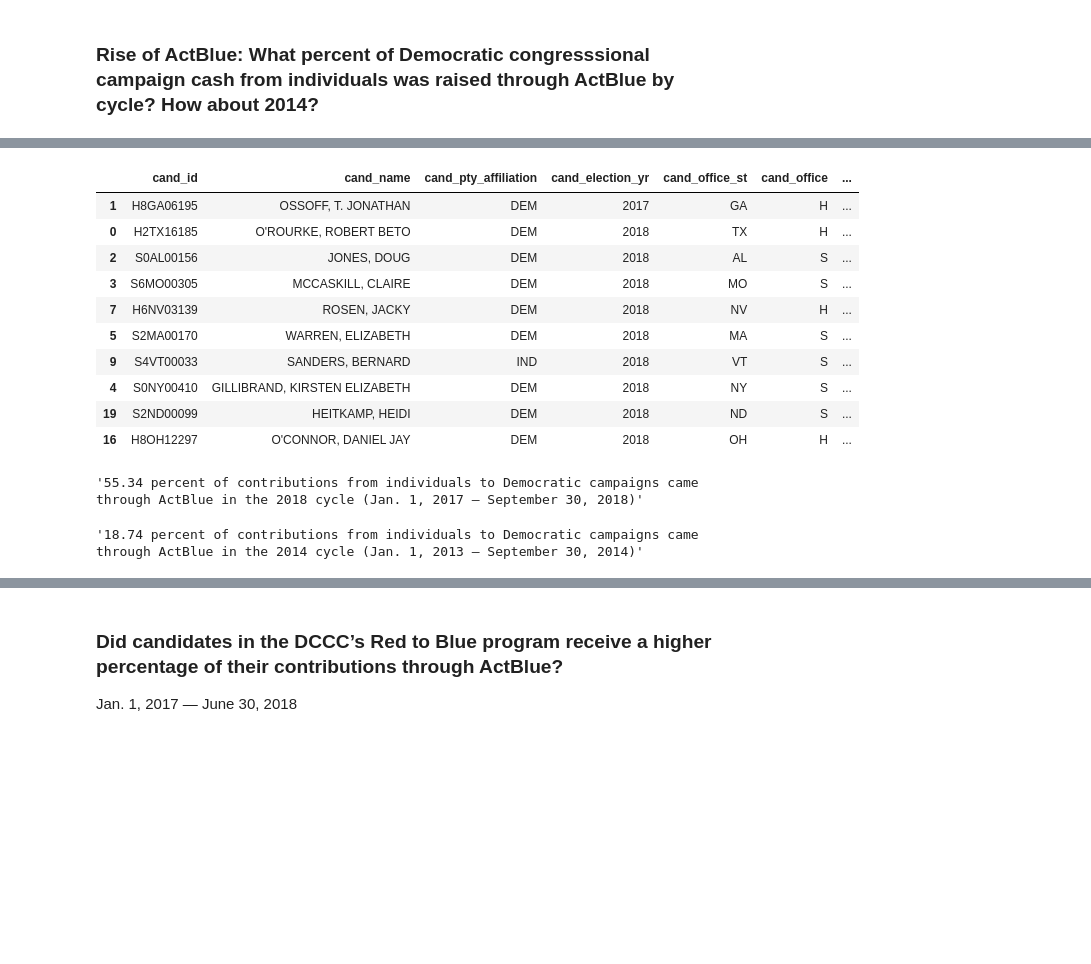
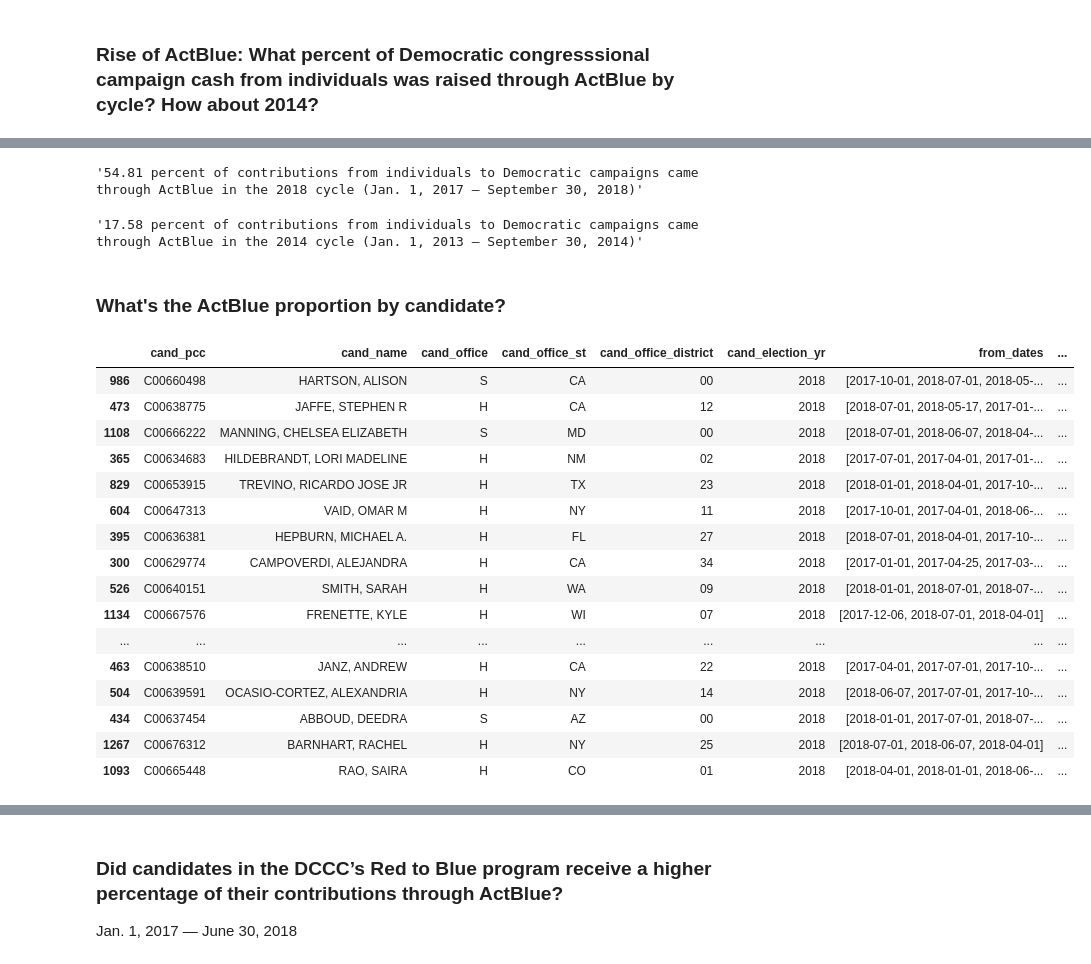
Before and after one commit to PublicI/actblue-analysis, a Jupyter notebook: analysis.ipynb, the cells around one changed output, grey strips where cells are left out. Saved outputs shown, nothing was run; the diff lists cells and outputs as text; code cells hidden in the pictures; blank space fills up the shorter version.

```diff
--- a/analysis.ipynb
+++ b/analysis.ipynb
@@ -755,6 +755,7 @@ def calc_actblue_proportion_amount(cycle):
                                                  FROM coverage_through_date) >= %(year_before)s
            AND coverage_through_date <= '%(cycle)s-09-30'::date
            AND actblue_contribs.cand_pcc = candidate_totals.cand_pcc
+           AND (beneficiary_committee_fec_id IS NULL OR beneficiary_committee_fec_id = actblue_contribs.cand_pcc)
            AND coverage_from_date <= contribution_date
            AND coverage_through_date >= contribution_date
            GROUP BY candidate_totals.cand_pcc,
@@ -871,14 +773,0 @@ actblue_cand_totals[actblue_cand_totals['sum'] > 1000000].sort_values(by='percen
-# %%
-actblue_cand_totals.sort_values(by='out_of_state',ascending=False).head(10)
-# %% [output]
-|  | cand_id | cand_name | cand_pty_affiliation | cand_election_yr | cand_office_st | cand_office | ... |
-| 1 | H8GA06195 | OSSOFF, T. JONATHAN | DEM | 2017 | GA | H | ... |
-| 0 | H2TX16185 | O'ROURKE, ROBERT BETO | DEM | 2018 | TX | H | ... |
-| 2 | S0AL00156 | JONES, DOUG | DEM | 2018 | AL | S | ... |
-| 3 | S6MO00305 | MCCASKILL, CLAIRE | DEM | 2018 | MO | S | ... |
-| 7 | H6NV03139 | ROSEN, JACKY | DEM | 2018 | NV | H | ... |
-| 5 | S2MA00170 | WARREN, ELIZABETH | DEM | 2018 | MA | S | ... |
-| 9 | S4VT00033 | SANDERS, BERNARD | IND | 2018 | VT | S | ... |
-| 4 | S0NY00410 | GILLIBRAND, KIRSTEN ELIZABETH | DEM | 2018 | NY | S | ... |
-| 19 | S2ND00099 | HEITKAMP, HEIDI | DEM | 2018 | ND | S | ... |
-| 16 | H8OH12297 | O'CONNOR, DANIEL JAY | DEM | 2018 | OH | H | ... |
@@ -887,10 +774,32 @@ actblue_cand_totals.to_csv('data/actblue_cand_totals.csv')
 # %%
 str(round(actblue_proportion_amount['actblue_total'].sum()/actblue_proportion_amount['committee_total'].sum()*100,2)) + " percent of contributions from individuals to Democratic campaigns came through ActBlue in the 2018 cycle (Jan. 1, 2017 — September 30, 2018)"
 # %% [output]
-'55.34 percent of contributions from individuals to Democratic campaigns came through ActBlue in the 2018 cycle (Jan. 1, 2017 — September 30, 2018)'
+'54.81 percent of contributions from individuals to Democratic campaigns came through ActBlue in the 2018 cycle (Jan. 1, 2017 — September 30, 2018)'
 # %%
 actblue_proportion_amount_14 = calc_actblue_proportion_amount(2014)
 
 str(round(actblue_proportion_amount_14['actblue_total'].sum()/actblue_proportion_amount_14['committee_total'].sum()*100,2)) + " percent of contributions from individuals to Democratic campaigns came through ActBlue in the 2014 cycle (Jan. 1, 2013 — September 30, 2014)"
 # %% [output]
-'18.74 percent of contributions from individuals to Democratic campaigns came through ActBlue in the 2014 cycle (Jan. 1, 2013 — September 30, 2014)'
+'17.58 percent of contributions from individuals to Democratic campaigns came through ActBlue in the 2014 cycle (Jan. 1, 2013 — September 30, 2014)'
+# %% [markdown]
+### What's the ActBlue proportion by candidate?
+# %%
+actblue_proportion_amount[(~actblue_proportion_amount['percent'].isna()) & (actblue_proportion_amount['committee_total'] > 30000)].sort_values(by=['percent'],ascending=False).head(40)
+# %% [output]
+|  | cand_pcc | cand_name | cand_office | cand_office_st | cand_office_district | cand_election_yr | from_dates | ... |
+| 986 | C00660498 | HARTSON, ALISON | S | CA | 00 | 2018 | [2017-10-01, 2018-07-01, 2018-05-... | ... |
+| 473 | C00638775 | JAFFE, STEPHEN R | H | CA | 12 | 2018 | [2018-07-01, 2018-05-17, 2017-01-... | ... |
+| 1108 | C00666222 | MANNING, CHELSEA ELIZABETH | S | MD | 00 | 2018 | [2018-07-01, 2018-06-07, 2018-04-... | ... |
+| 365 | C00634683 | HILDEBRANDT, LORI MADELINE | H | NM | 02 | 2018 | [2017-07-01, 2017-04-01, 2017-01-... | ... |
+| 829 | C00653915 | TREVINO, RICARDO JOSE JR | H | TX | 23 | 2018 | [2018-01-01, 2018-04-01, 2017-10-... | ... |
+| 604 | C00647313 | VAID, OMAR M | H | NY | 11 | 2018 | [2017-10-01, 2017-04-01, 2018-06-... | ... |
+| 395 | C00636381 | HEPBURN, MICHAEL A. | H | FL | 27 | 2018 | [2018-07-01, 2018-04-01, 2017-10-... | ... |
+| 300 | C00629774 | CAMPOVERDI, ALEJANDRA | H | CA | 34 | 2018 | [2017-01-01, 2017-04-25, 2017-03-... | ... |
+| 526 | C00640151 | SMITH, SARAH | H | WA | 09 | 2018 | [2018-01-01, 2018-07-01, 2018-07-... | ... |
+| 1134 | C00667576 | FRENETTE, KYLE | H | WI | 07 | 2018 | [2017-12-06, 2018-07-01, 2018-04-01] | ... |
+| ... | ... | ... | ... | ... | ... | ... | ... | ... |
+| 463 | C00638510 | JANZ, ANDREW | H | CA | 22 | 2018 | [2017-04-01, 2017-07-01, 2017-10-... | ... |
+| 504 | C00639591 | OCASIO-CORTEZ, ALEXANDRIA | H | NY | 14 | 2018 | [2018-06-07, 2017-07-01, 2017-10-... | ... |
+| 434 | C00637454 | ABBOUD, DEEDRA | S | AZ | 00 | 2018 | [2018-01-01, 2017-07-01, 2018-07-... | ... |
+| 1267 | C00676312 | BARNHART, RACHEL | H | NY | 25 | 2018 | [2018-07-01, 2018-06-07, 2018-04-01] | ... |
+| 1093 | C00665448 | RAO, SAIRA | H | CO | 01 | 2018 | [2018-04-01, 2018-01-01, 2018-06-... | ... |
```
Also changed, not shown: parts of 14 cells of this notebook, 5 other files.
